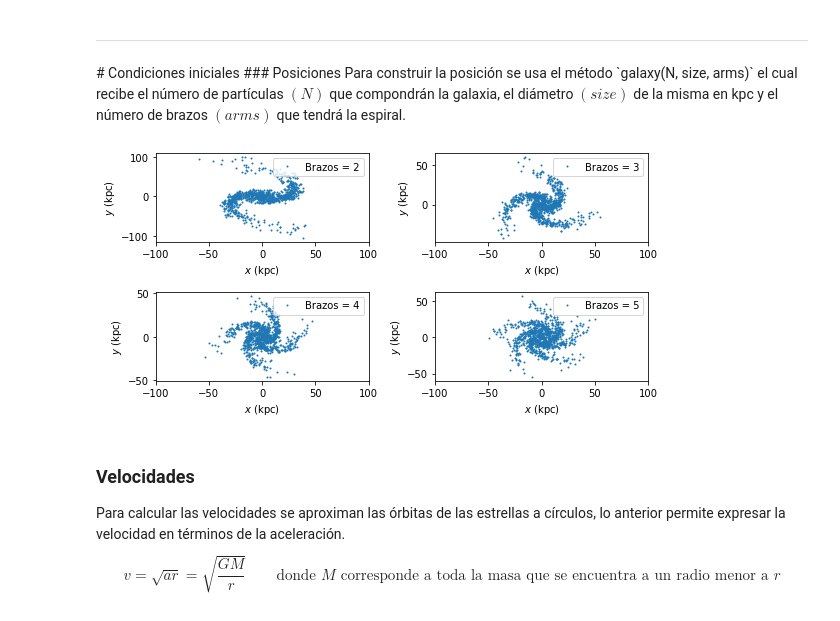
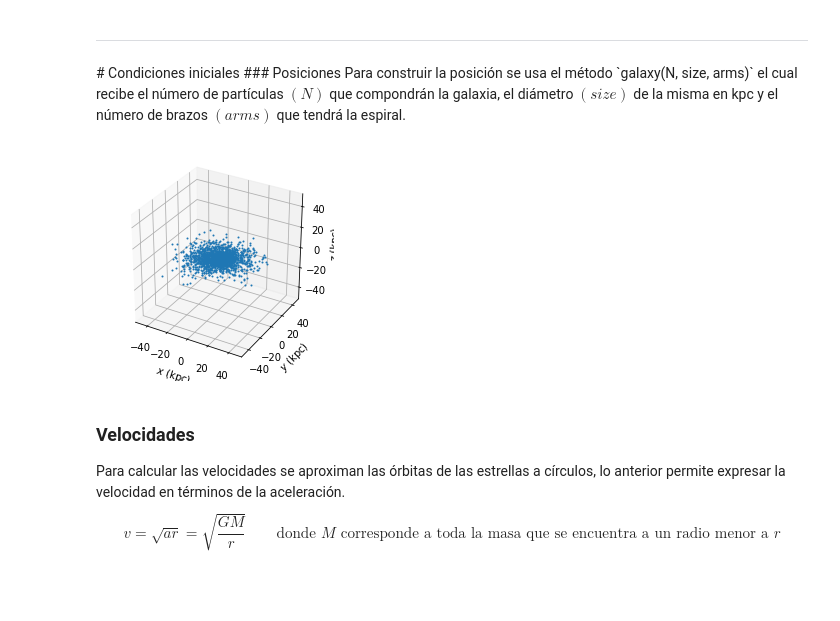
Before and after one commit to jsbarbosa/astro-hut, a Jupyter notebook: c_build/Galaxy dynamics.ipynb, the cells around one changed output. Drawn from its saved outputs; the diff is of its cells as text; code cells hidden in the pictures; blank space fills up the shorter version.

```diff
--- a/c_build/Galaxy dynamics.ipynb
+++ b/c_build/Galaxy dynamics.ipynb
@@ -107,16 +57,0 @@ def galaxy(N_, size, arms = 5):
-# %%
-N = 1000
-fig, axes = plt.subplots(2, 2, figsize=(8, 4))
-axes = axes.reshape(4)
-for i in range(4):
-    x, y = galaxy(N, 100, arms = i+2)
-    axes[i].plot(x, y, "o", ms=1, label = "Brazos = %d"%(i+2))
-    axes[i].set_xlabel("$x$ (kpc)")
-    axes[i].set_ylabel("$y$ (kpc)")
-    axes[i].legend(loc = 1)
-    axes[i].set_xlim(-100, 100)
-
-plt.tight_layout()
-plt.show()
-# %% [output]
-[figure, removed]
@@ -123,3 +73,19 @@ plt.show()
+# %%
+fig = plt.figure()
+ax = fig.gca(projection='3d')
+ax.set_aspect("equal")
+ax.plot(galaxy1[0], galaxy1[1], galaxy1[2], "o", ms=1)
+min_value, max_value = -50, 50
+ax.set_xlim(min_value, max_value)
+ax.set_ylim(min_value, max_value)
+ax.set_zlim(min_value, max_value)
+ax.set_xlabel("$x$ (kpc)")
+ax.set_ylabel("$y$ (kpc)")
+ax.set_zlabel("$z$ (kpc)")
+plt.savefig("galaxy_shape.pdf")
+plt.show()
+# %% [output]
+[figure, added]
 # %% [markdown]
 ### Velocidades
 Para calcular las velocidades se aproximan las órbitas de las estrellas a círculos, lo anterior permite expresar la velocidad en términos de la aceleración.
```
Also changed, not shown: parts of 8 cells of this notebook, 19 other files.
